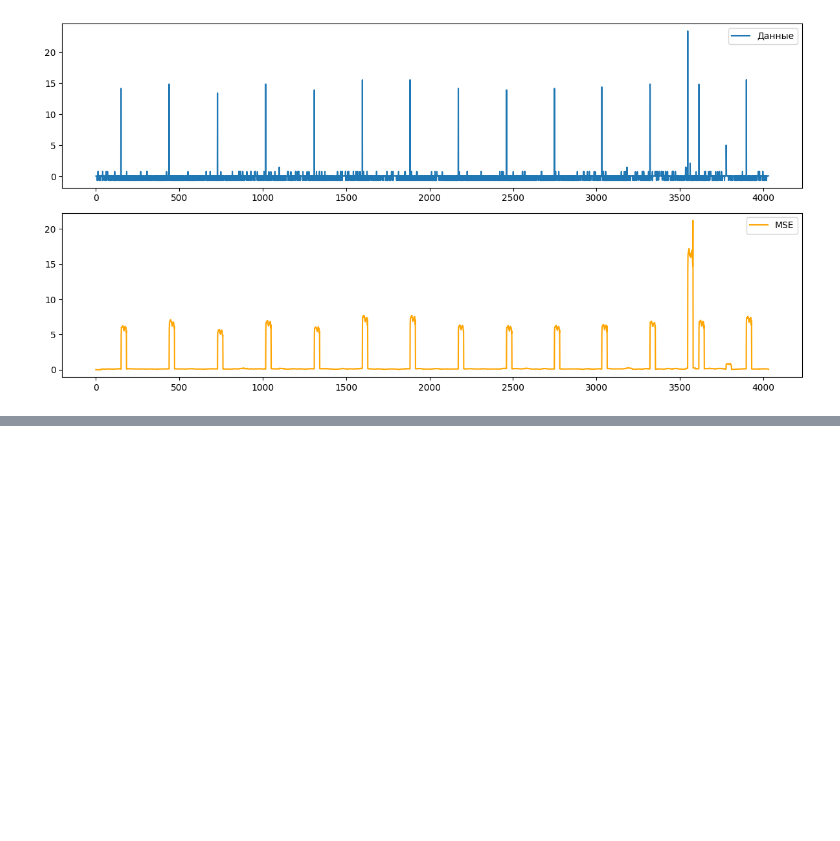
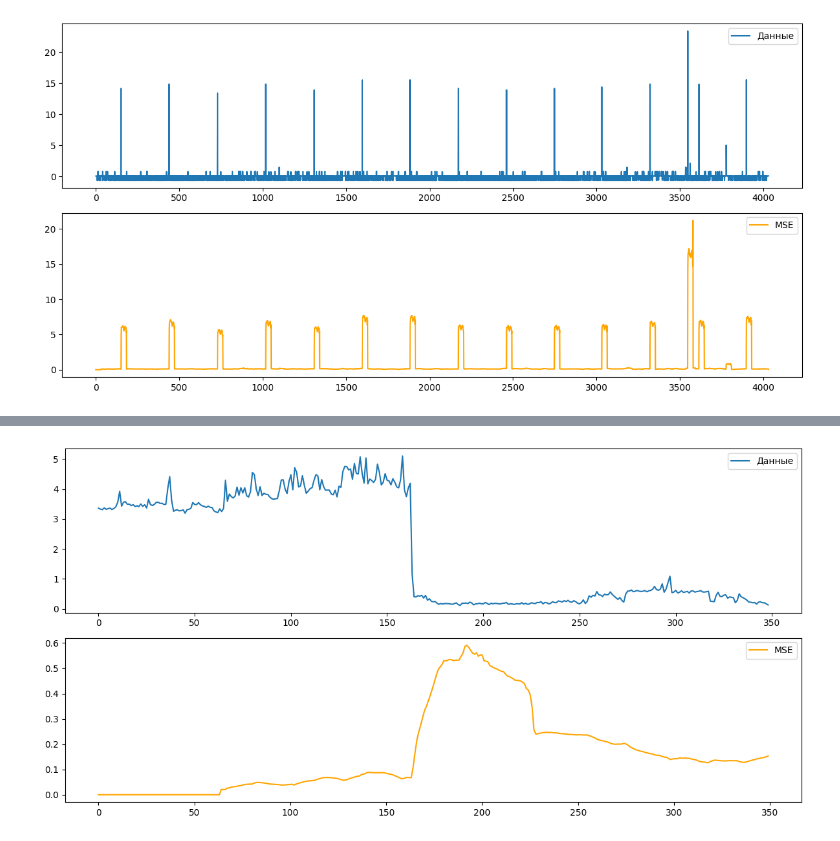
Before and after one commit to sssemion/metrics-anomaly-detection, a Jupyter notebook: src/ml/test.ipynb, the cells around one changed output, grey strips where cells are left out. Saved outputs shown, nothing was run; the diff lists cells and outputs as text; code cells hidden in the pictures; blank space fills up the shorter version.

```diff
--- a/src/ml/test.ipynb
+++ b/src/ml/test.ipynb
@@ -9,7 +9,7 @@ import pandas as pd
 from sklearn.preprocessing import StandardScaler
 from tensorflow.keras.models import load_model
 # %%
-WINDOW_SIZE = 32
+WINDOW_SIZE = 64
 # %%
 n_points = 500
 anomaly_start = 300
@@ -162,3 +162,23 @@ plt.tight_layout()
 plt.show()
 # %% [output]
 [figure]
+# %%
+import json
+
+WINDOW_SIZE = 64
+
+with open('real_data_0.json.txt') as fd:
+    real_data_0 = np.array(json.load(fd))
+
+scaler = StandardScaler()
+real_data_0 = real_data_0.reshape(-1, 1)
+normalized = scaler.fit_transform(real_data_0)
+
+X_test = []
+
+for i in range(len(normalized) - WINDOW_SIZE + 1):
+    X_test.append(normalized[i:i+WINDOW_SIZE])
+
+X_test = np.array(X_test)
+# %%
+model = load_model('lstm-ae-64-model-bs256.h5')
@@ -164,0 +187,3 @@ plt.show()
+# %%
+preds = model.predict(X_test)
+mse = np.mean(np.square(X_test - preds), axis=(1, 2))
@@ -164,0 +192,17 @@ plt.show()
+# %%
+plt.figure(figsize=(12, 6))
+
+# График данных
+plt.subplot(2, 1, 1)
+plt.plot(real_data_0, label='Данные')
+plt.legend()
+
+# График ошибок
+plt.subplot(2, 1, 2)
+plt.plot([0] * WINDOW_SIZE + list(mse), color='orange', label='MSE')
+plt.legend()
+
+plt.tight_layout()
+plt.show()
+# %% [output]
+[figure, added]
```
Also changed, not shown: parts of 2 cells of this notebook, 4 other files.
